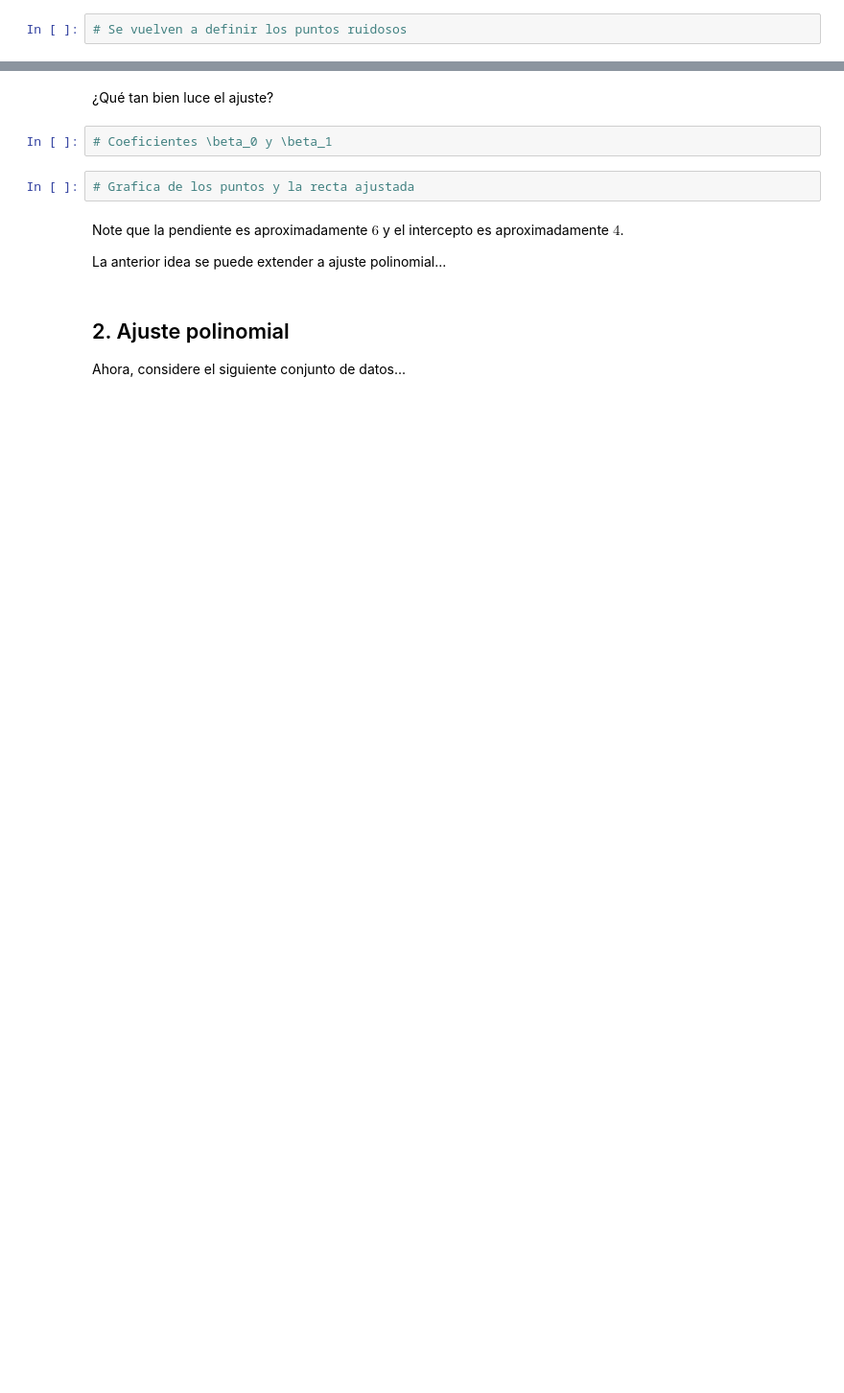
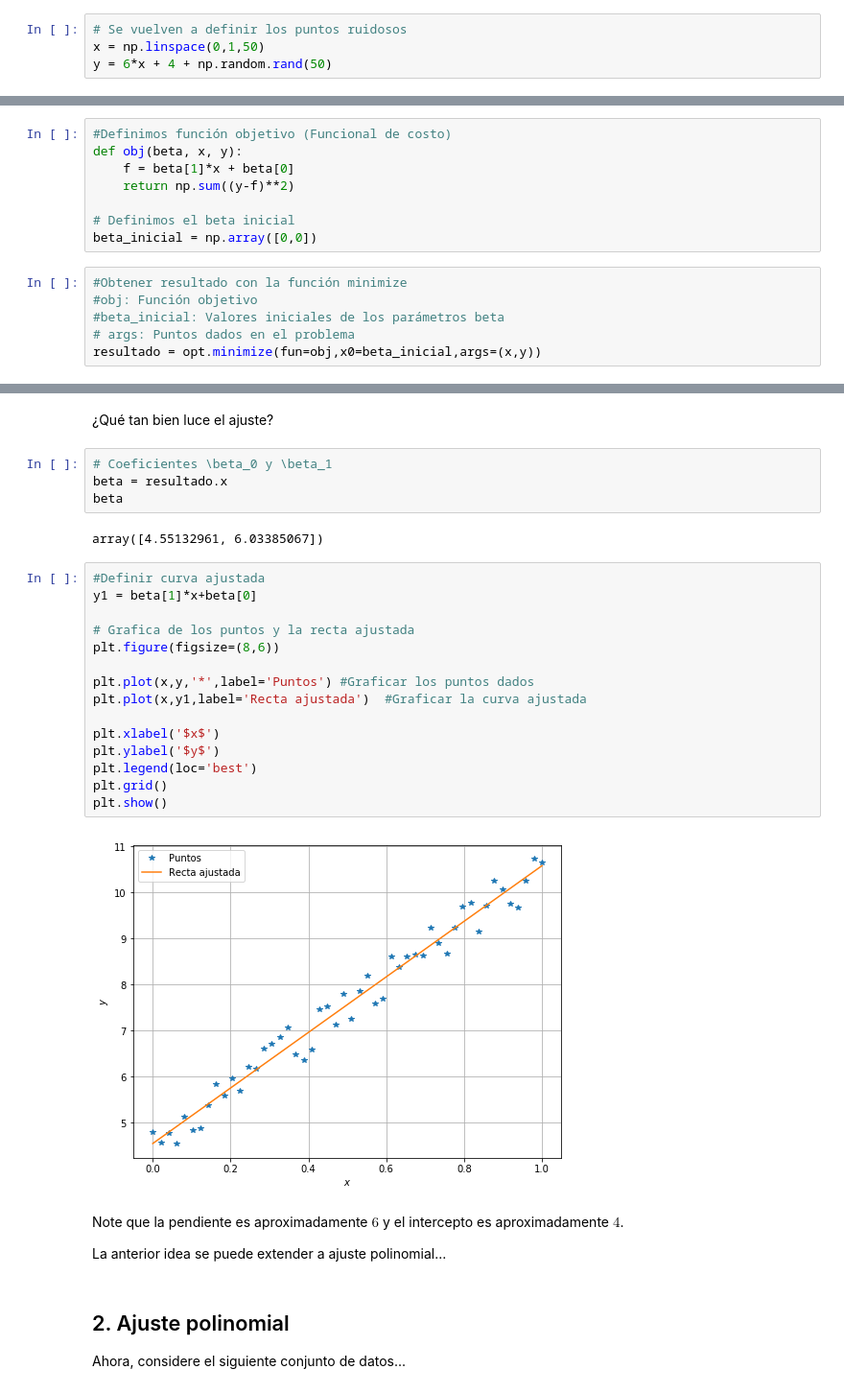
Before and after one commit to nt719581/SimMat2019-Verano, a Jupyter notebook: Módulo 1/Clase6_AjusteCurvas.ipynb, the cells around one changed output, grey strips where cells are left out. Shown: that part at 96% size. Drawn from its saved outputs; the diff is of its cells as text; blank space fills up the shorter version.

```diff
--- a/Módulo 1/Clase6_AjusteCurvas.ipynb
+++ b/Módulo 1/Clase6_AjusteCurvas.ipynb
@@ -205,3 +225,5 @@ Parámetros importantes:
 Primero debemos construir la función objetivo y la semilla inicial:
 # %%
 # Se vuelven a definir los puntos ruidosos
+x = np.linspace(0,1,50)
+y = 6*x + 4 + np.random.rand(50)
@@ -210,2 +230,16 @@ Primero debemos construir la función objetivo y la semilla inicial:
+# %%
+#Definimos función objetivo (Funcional de costo)
+def obj(beta, x, y):
+    f = beta[1]*x + beta[0]
+    return np.sum((y-f)**2)
+
+# Definimos el beta inicial
+beta_inicial = np.array([0,0])
+# %%
+#Obtener resultado con la función minimize
+#obj: Función objetivo
+#beta_inicial: Valores iniciales de los parámetros beta
+# args: Puntos dados en el problema
+resultado = opt.minimize(fun=obj,x0=beta_inicial,args=(x,y))
 # %%
 # Mostrar
@@ -213,8 +260,27 @@ Primero debemos construir la función objetivo y la semilla inicial:
 ¿Qué tan bien luce el ajuste?
 # %%
 # Coeficientes \beta_0 y \beta_1
+beta = resultado.x
+beta
+# %% [output]
+array([4.55132961, 6.03385067])
-# %%
-# Grafica de los puntos y la recta ajustada
+# %%
+#Definir curva ajustada
+y1 = beta[1]*x+beta[0]
+
+# Grafica de los puntos y la recta ajustada
+plt.figure(figsize=(8,6))
+
+plt.plot(x,y,'*',label='Puntos') #Graficar los puntos dados
+plt.plot(x,y1,label='Recta ajustada')  #Graficar la curva ajustada
+
+plt.xlabel('$x$')
+plt.ylabel('$y$')
+plt.legend(loc='best')
+plt.grid()
+plt.show()
+# %% [output]
+[figure, added]
 # %% [markdown]
 Note que la pendiente es aproximadamente $6$ y el intercepto es aproximadamente $4$.
 
```
Also changed, not shown: parts of 29 cells of this notebook.
